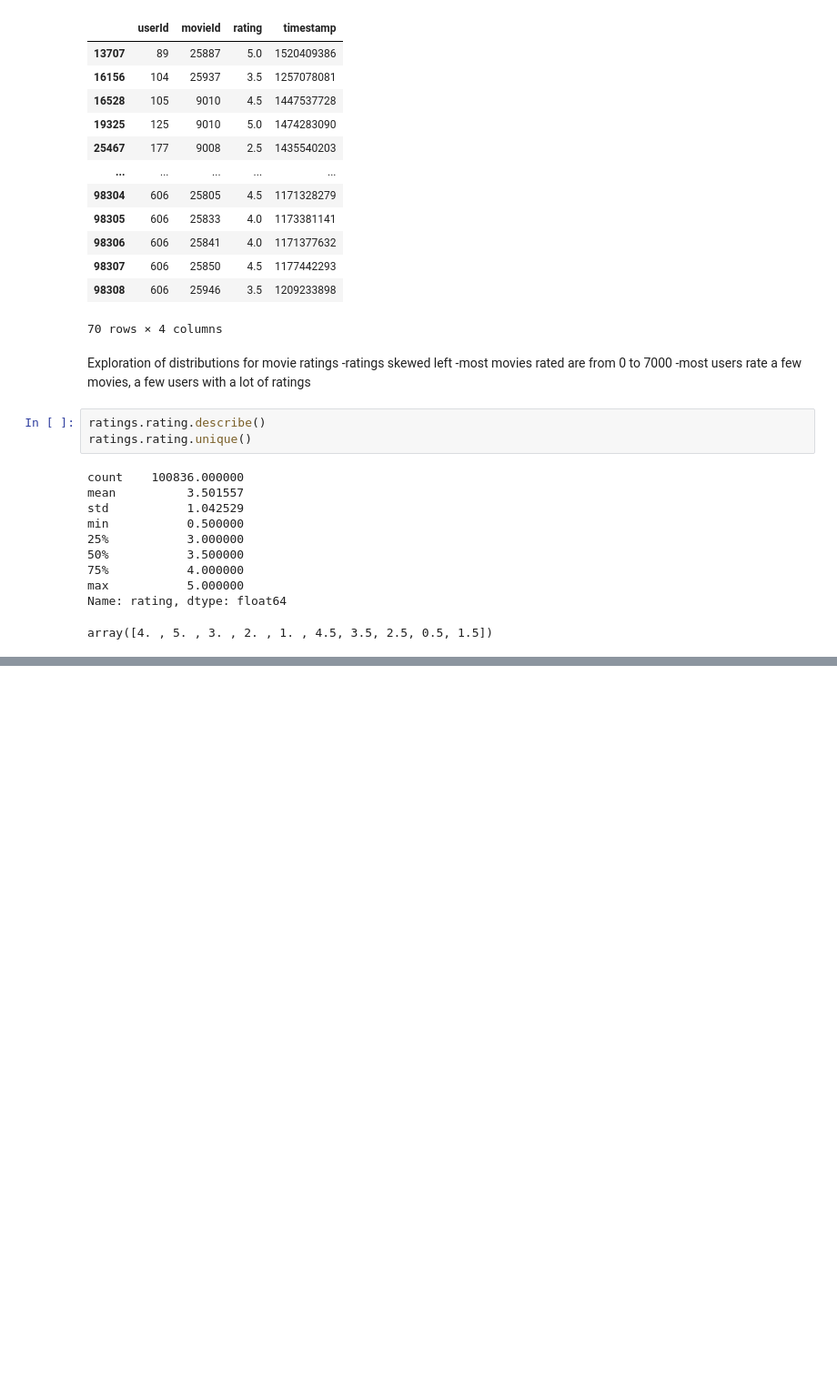
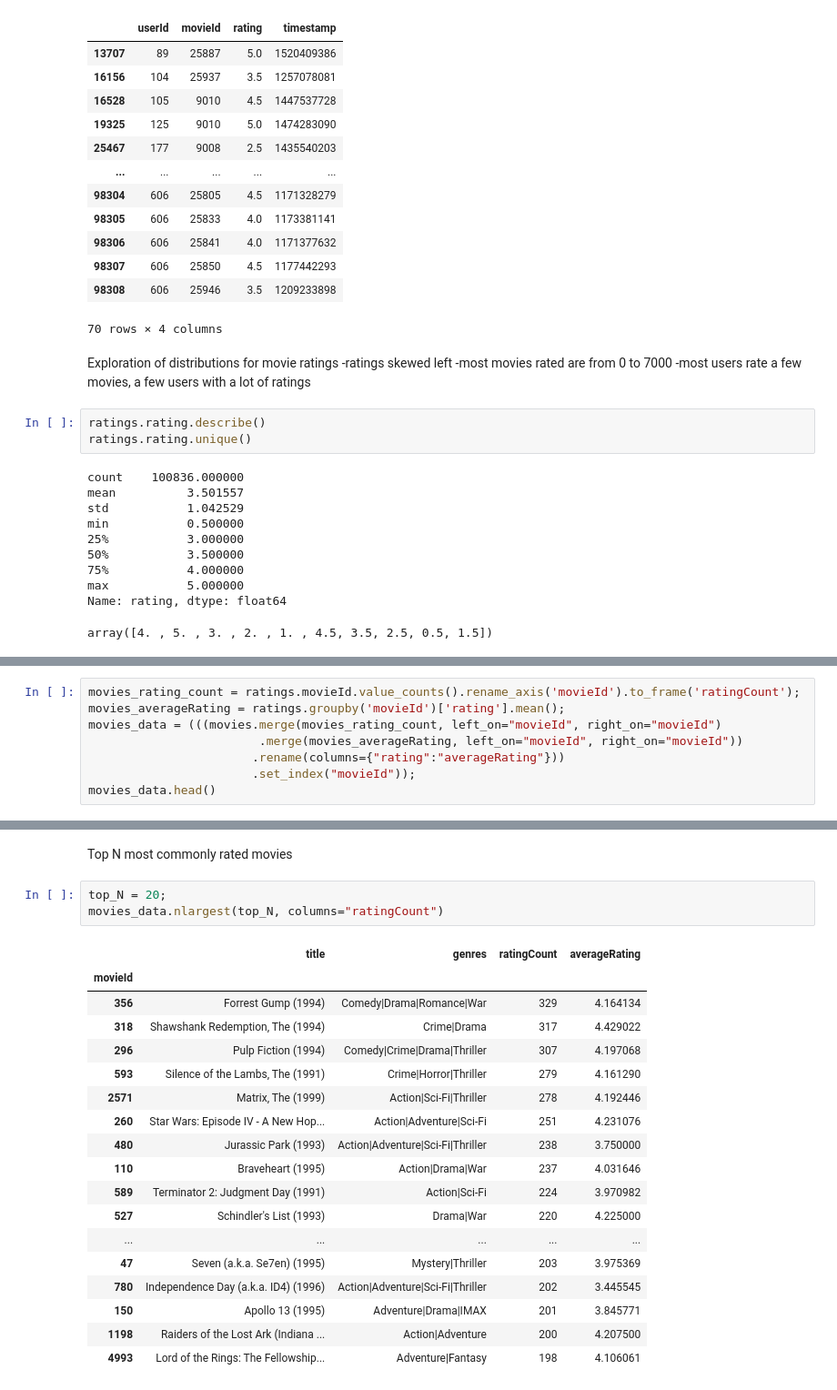
Before and after one commit to rishiso/fa22-recommendation, a Jupyter notebook: data_exploration.ipynb, the cells around one changed output, grey strips where cells are left out. Shown: that part at 91% size. Cells and saved outputs as stored; diff of their text form; blank space fills up the shorter version.

Commit message:
More data exploration in regards to movies, # of ratings, and average rating
very SQL-esque joins

```diff
--- a/data_exploration.ipynb
+++ b/data_exploration.ipynb
@@ -137 +135,9 @@ ratings.userId.plot.hist(bins=600, title="Users")
 [figure]
+# %%
+movies_rating_count = ratings.movieId.value_counts().rename_axis('movieId').to_frame('ratingCount');
+movies_averageRating = ratings.groupby('movieId')['rating'].mean();
+movies_data = (((movies.merge(movies_rating_count, left_on="movieId", right_on="movieId")
+                        .merge(movies_averageRating, left_on="movieId", right_on="movieId"))
+                       .rename(columns={"rating":"averageRating"}))
+                       .set_index("movieId"));
+movies_data.head()
@@ -137,0 +152,24 @@ ratings.userId.plot.hist(bins=600, title="Users")
+# %% [markdown]
+Top N most commonly rated movies
+# %%
+top_N = 20;
+movies_data.nlargest(top_N, columns="ratingCount")
+# %% [output]
+|  | title | genres | ratingCount | averageRating |
+| movieId |  |  |  |  |
+| 356 | Forrest Gump (1994) | Comedy|Drama|Romance|War | 329 | 4.164134 |
+| 318 | Shawshank Redemption, The (1994) | Crime|Drama | 317 | 4.429022 |
+| 296 | Pulp Fiction (1994) | Comedy|Crime|Drama|Thriller | 307 | 4.197068 |
+| 593 | Silence of the Lambs, The (1991) | Crime|Horror|Thriller | 279 | 4.161290 |
+| 2571 | Matrix, The (1999) | Action|Sci-Fi|Thriller | 278 | 4.192446 |
+| 260 | Star Wars: Episode IV - A New Hop... | Action|Adventure|Sci-Fi | 251 | 4.231076 |
+| 480 | Jurassic Park (1993) | Action|Adventure|Sci-Fi|Thriller | 238 | 3.750000 |
+| 110 | Braveheart (1995) | Action|Drama|War | 237 | 4.031646 |
+| 589 | Terminator 2: Judgment Day (1991) | Action|Sci-Fi | 224 | 3.970982 |
+| 527 | Schindler's List (1993) | Drama|War | 220 | 4.225000 |
+| ... | ... | ... | ... | ... |
+| 47 | Seven (a.k.a. Se7en) (1995) | Mystery|Thriller | 203 | 3.975369 |
+| 780 | Independence Day (a.k.a. ID4) (1996) | Action|Adventure|Sci-Fi|Thriller | 202 | 3.445545 |
+| 150 | Apollo 13 (1995) | Adventure|Drama|IMAX | 201 | 3.845771 |
+| 1198 | Raiders of the Lost Ark (Indiana ... | Action|Adventure | 200 | 4.207500 |
+| 4993 | Lord of the Rings: The Fellowship... | Adventure|Fantasy | 198 | 4.106061 |
```
Also changed, not shown: parts of 6 cells of this notebook.
